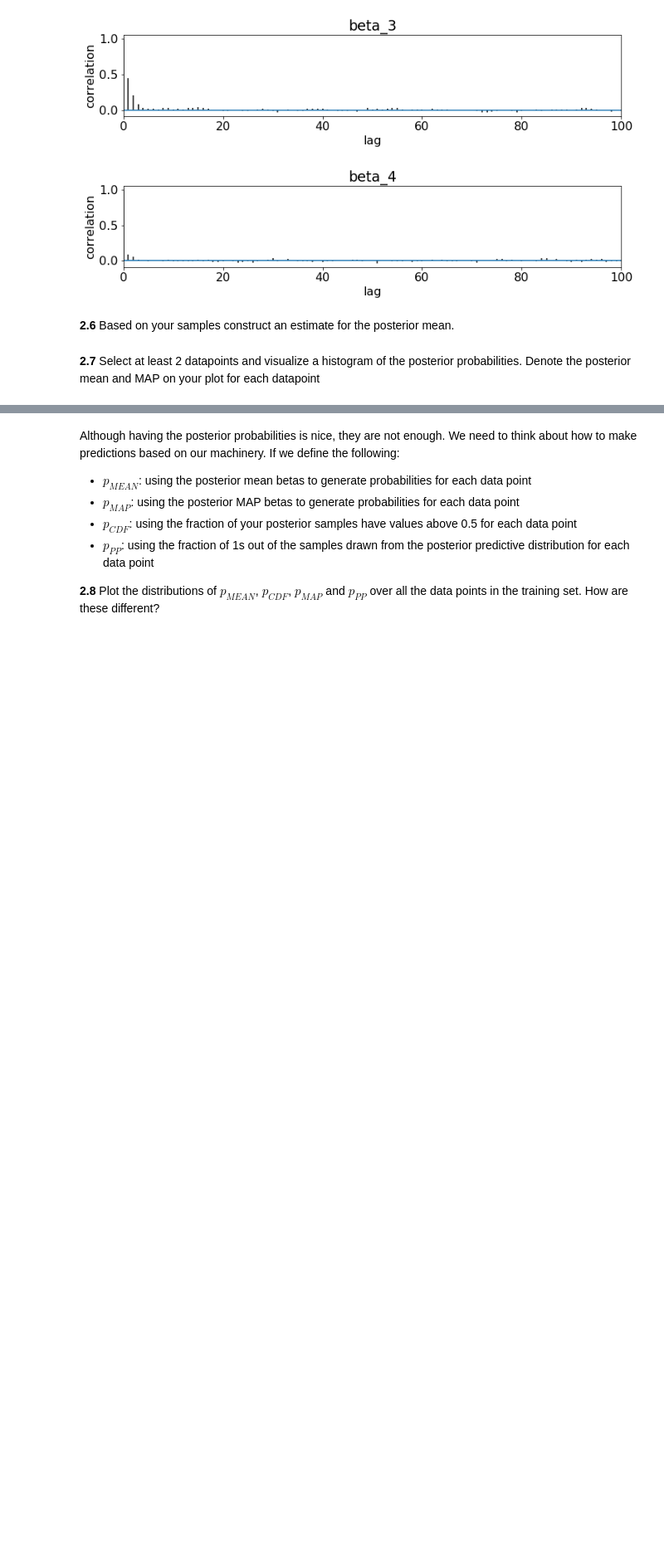
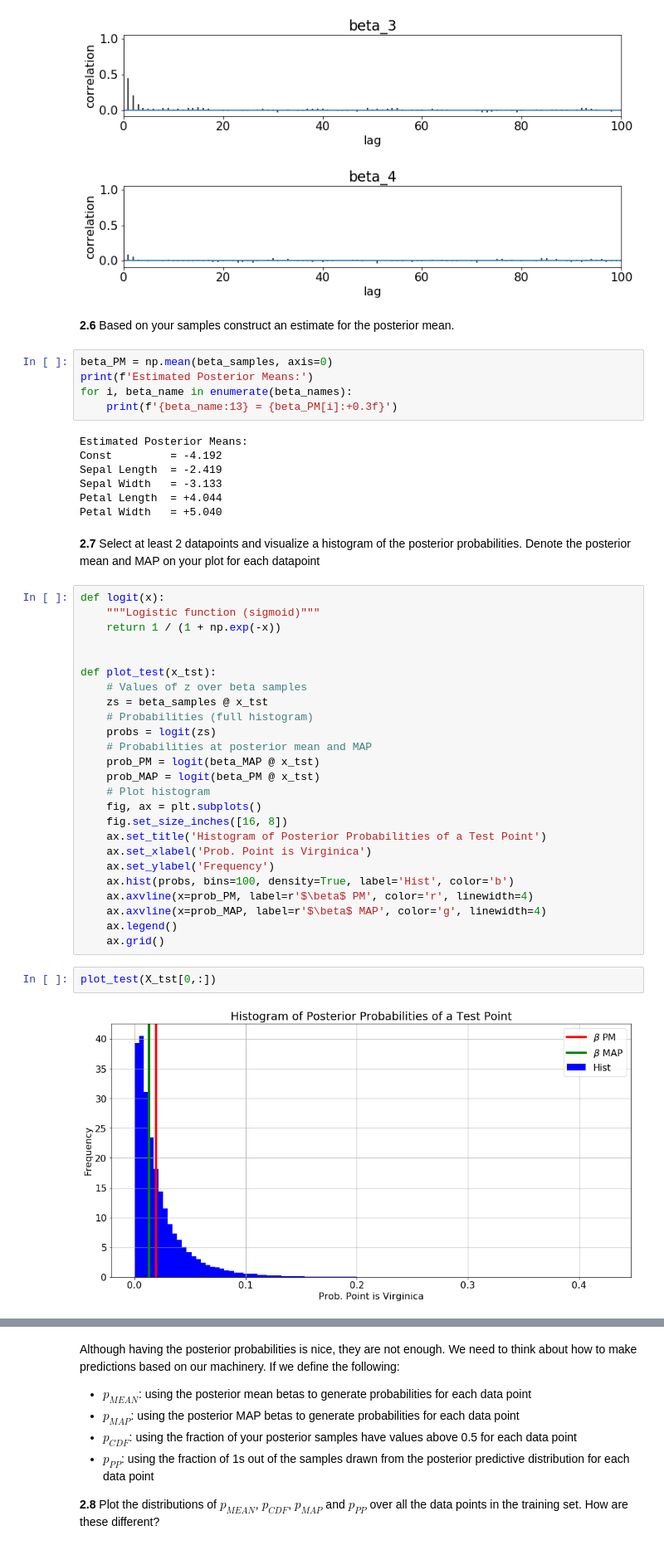
Before and after one commit to IACS-AM-207-Braavos/AM-207, a Jupyter notebook: hw10/AM207_HW10_MSE.ipynb, the cells around one changed output, grey strips where cells are left out. Shown: that part at 83% size. Cells and saved outputs as stored; diff of their text form; blank space fills up the shorter version.

```diff
--- a/hw10/AM207_HW10_MSE.ipynb
+++ b/hw10/AM207_HW10_MSE.ipynb
@@ -537,5 +537,46 @@ for i in range(n):
 [figure]
 # %% [markdown]
 **2.6** Based on your samples construct an estimate for the posterior mean.
+# %%
+beta_PM = np.mean(beta_samples, axis=0)
+print(f'Estimated Posterior Means:')
+for i, beta_name in enumerate(beta_names):
+    print(f'{beta_name:13} = {beta_PM[i]:+0.3f}')
+# %% [output]
+Estimated Posterior Means:
+Const         = -4.192
+Sepal Length  = -2.419
+Sepal Width   = -3.133
+Petal Length  = +4.044
+Petal Width   = +5.040
 # %% [markdown]
 **2.7** Select at least 2 datapoints and visualize a histogram of the posterior probabilities.  Denote the posterior mean and MAP on your plot for each datapoint
+# %%
+def logit(x):
+    """Logistic function (sigmoid)"""
+    return 1 / (1 + np.exp(-x))
+
+
+def plot_test(x_tst):
+    # Values of z over beta samples
+    zs = beta_samples @ x_tst
+    # Probabilities (full histogram)
+    probs = logit(zs)
+    # Probabilities at posterior mean and MAP
+    prob_PM = logit(beta_MAP @ x_tst)
+    prob_MAP = logit(beta_PM @ x_tst)
+    # Plot histogram
+    fig, ax = plt.subplots()
+    fig.set_size_inches([16, 8])
+    ax.set_title('Histogram of Posterior Probabilities of a Test Point')
+    ax.set_xlabel('Prob. Point is Virginica')
+    ax.set_ylabel('Frequency')
+    ax.hist(probs, bins=100, density=True, label='Hist', color='b')
+    ax.axvline(x=prob_PM, label=r'$\beta$ PM', color='r', linewidth=4)
+    ax.axvline(x=prob_MAP, label=r'$\beta$ MAP', color='g', linewidth=4)
+    ax.legend()
+    ax.grid()
+# %%
+plot_test(X_tst[0,:])
+# %% [output]
+[figure, added]
```
Also changed, not shown: parts of 14 cells of this notebook, 1 other file.
